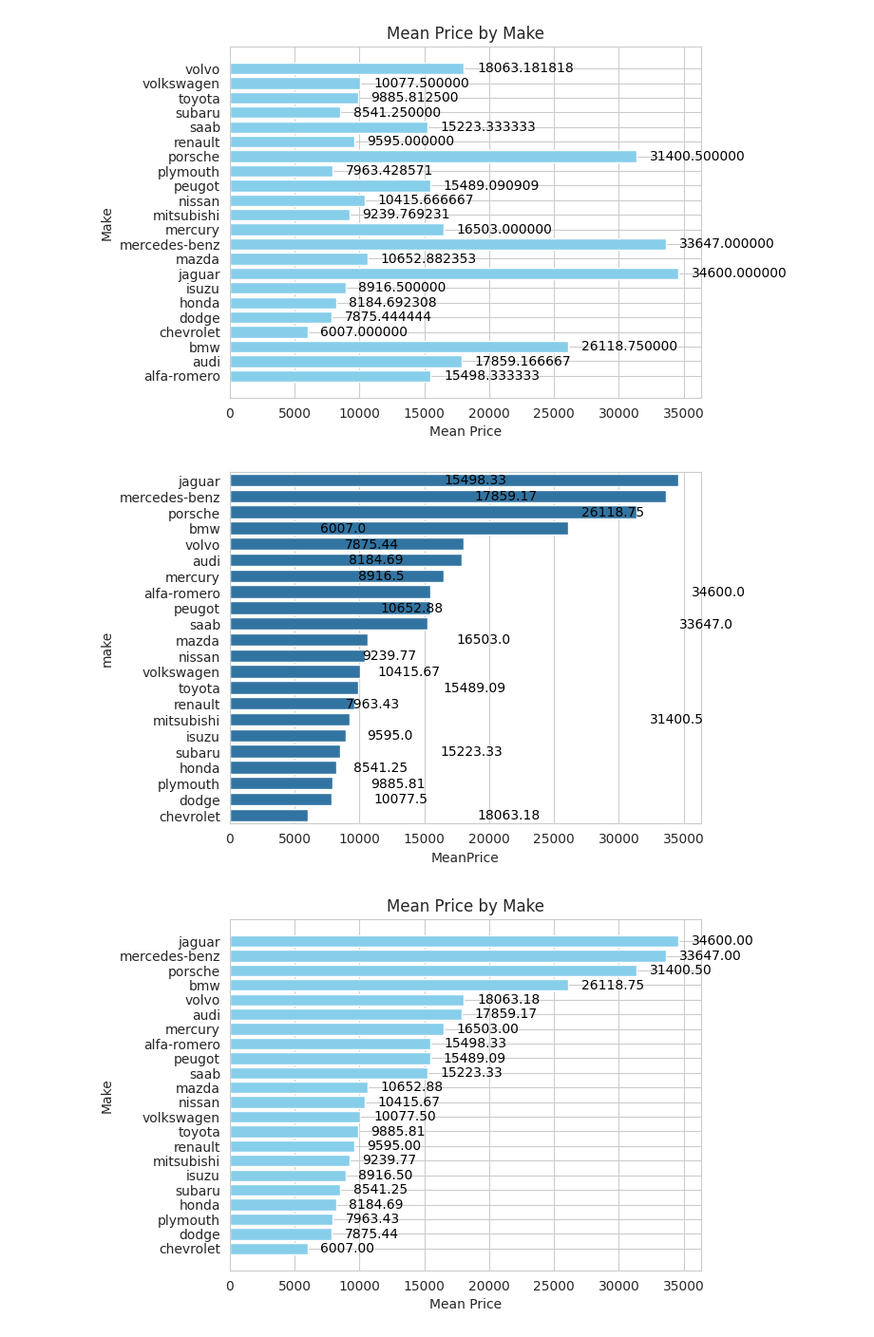
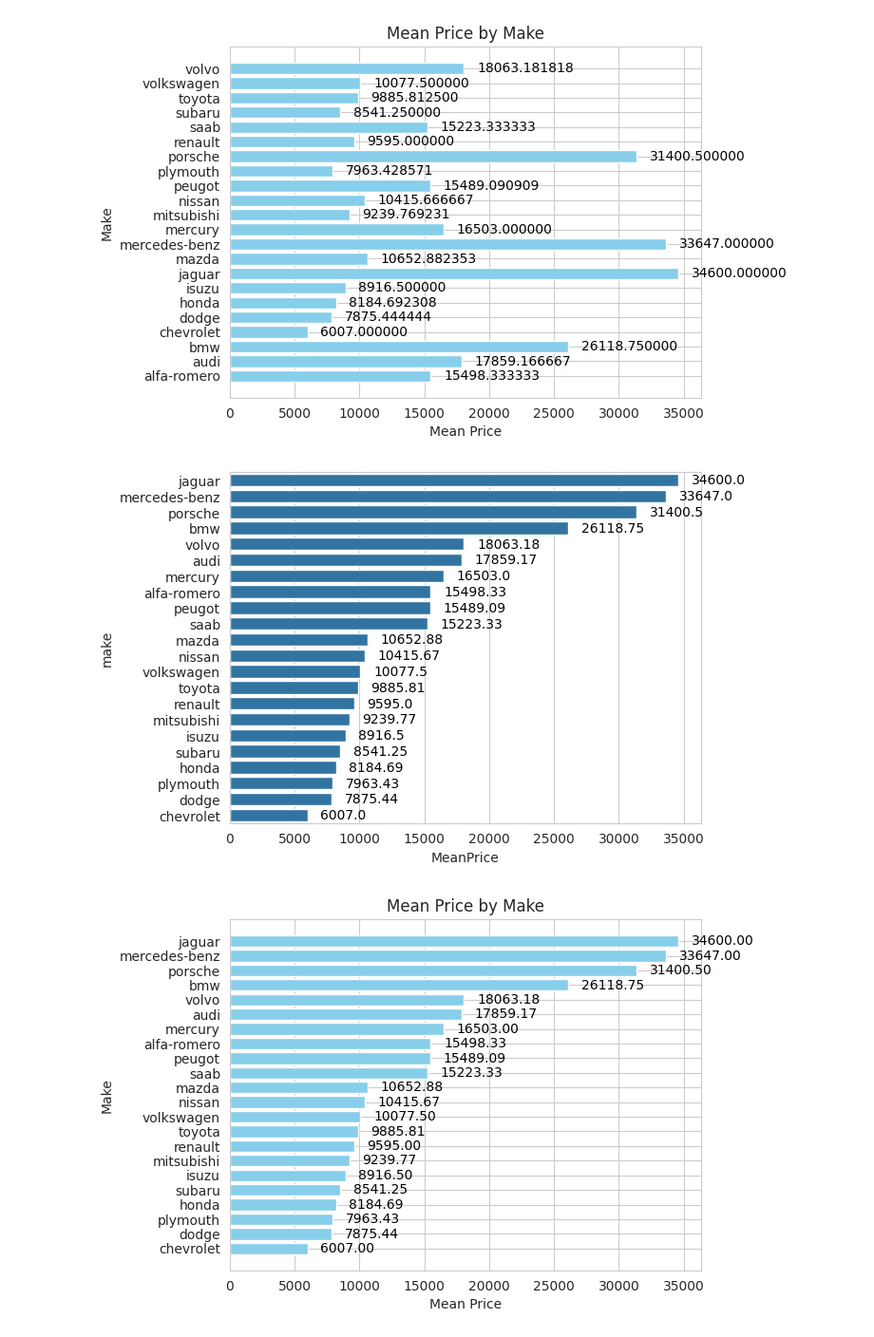
Before and after one commit to shannonshih/Tibame_GAD245-Practice-HW_0122, a Jupyter notebook: 05_03_LAB_Automobile.ipynb, the cells around one changed output. Shown at 95% size. Cells and saved outputs as stored; diff of their text form; code cells hidden in the pictures.

```diff
--- a/05_03_LAB_Automobile.ipynb
+++ b/05_03_LAB_Automobile.ipynb
@@ -426,19 +432,19 @@ plt.show()
 # %%
 # 練習題
 # 修改上圖將平均價格由高到低排序
 mean_price = data.groupby("make")["price"].mean().reset_index(name="MeanPrice").sort_values(by="MeanPrice", ascending=False)
 #mean_price = mean_price.sort_values(by="MeanPrice", ascending=False)
 ax = sns.barplot(mean_price, x="MeanPrice", y="make")
 for index, row in mean_price.iterrows():
     ax.text(row["MeanPrice"] + 1000, # 偏移量，確保數字不會隱形重疊
-            index,
+            mean_price["make"].tolist().index(row["make"]),
             round(row["MeanPrice"], 2), # 顯示價格，保留兩位小數
             color="black",
             ha="left", # 水平對齊
             va="center") # 垂直對齊
 plt.show()
 # %% [output]
-[figure, old version]
+[figure, new version]
 # %%
 mean_price = data.groupby("make")["price"].mean().reset_index(name="MeanPrice").sort_values(by="MeanPrice", ascending=False)
 bars = plt.barh(mean_price["make"][::-1], mean_price["MeanPrice"][::-1], color="skyblue")
```
Also changed, not shown: parts of 21 cells of this notebook.
